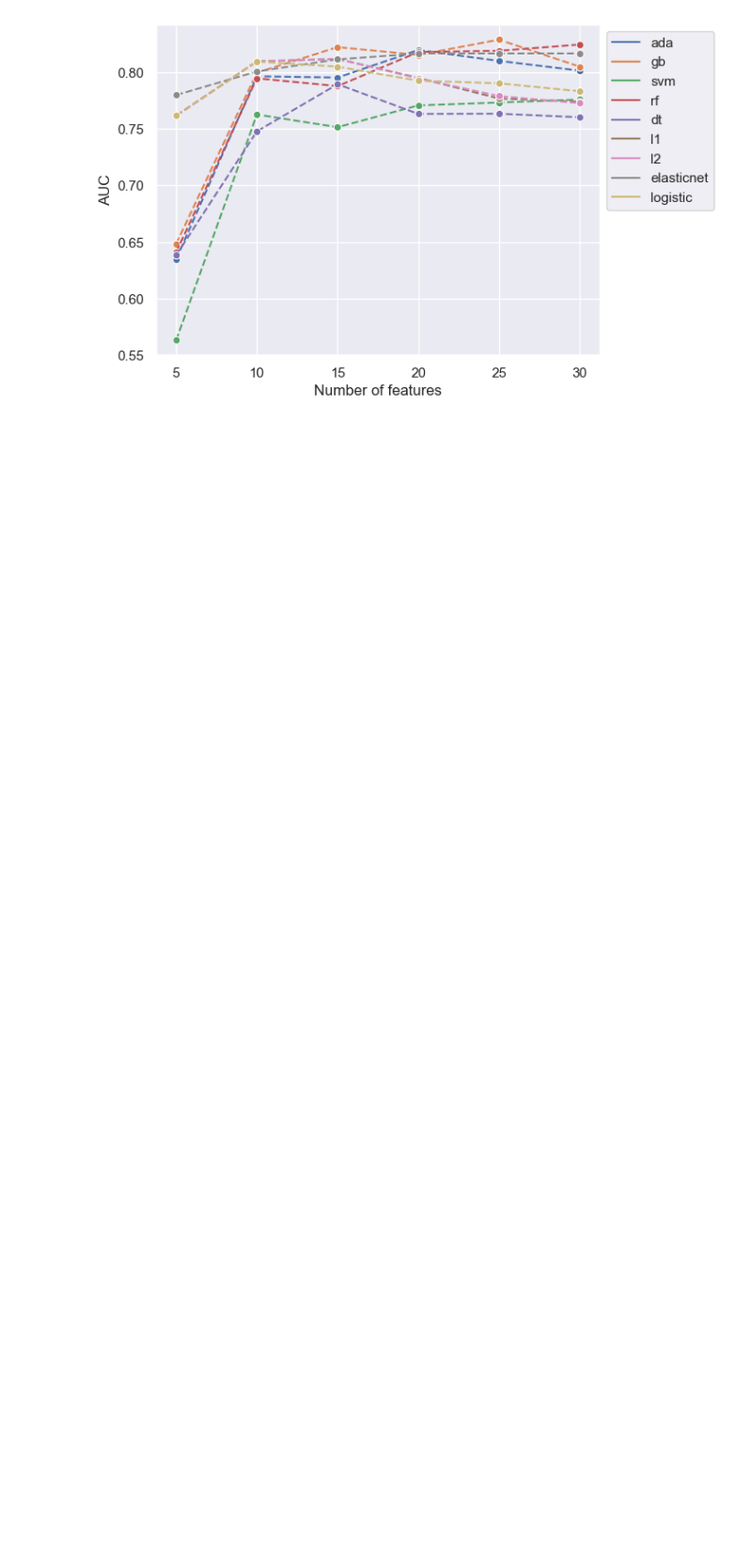
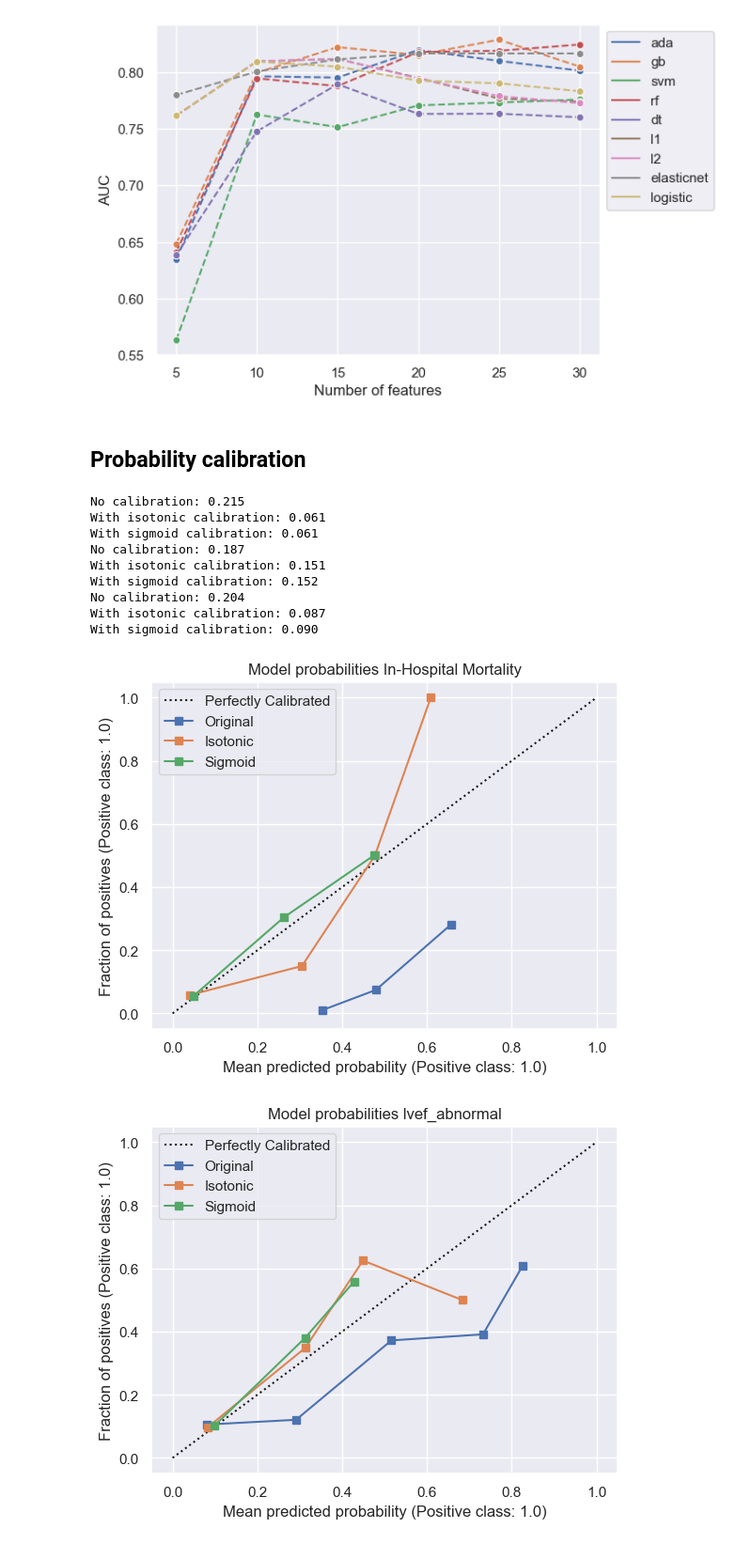
Before and after one commit to harrisonnguyen/stemi_risk_prediction, a Jupyter notebook: figures.ipynb, the cells around one changed output. Shown at 94% size. Cells and saved outputs as stored; diff of their text form; code cells hidden in the pictures; blank space fills up the shorter version.

Commit message:
added app, probability calibration model

```diff
--- a/figures.ipynb
+++ b/figures.ipynb
@@ -145,3 +145,71 @@ for p in predictors:
 [figure]
 [figure]
 [figure]
+# %% [markdown]
+## Probability calibration
+# %%
+from sklearn.calibration import CalibratedClassifierCV
+from sklearn.metrics import brier_score_loss
+from sklearn.calibration import calibration_curve, CalibrationDisplay
+import os
+dir = 'C:\\Users\\Harrison Nguyen\\Documents\\CardiacCovidModel\\stemi\\'
+# %%
+model_dict = {
+    'In-Hospital Mortality':"model\\elasticnet_feature_selection5_oversample_ICU admission.pickle",
+    'lvef_abnormal':"model\\elasticnet_feature_selection5_oversample_lvef_abnormal.pickle",
+    'ICU admission':"model\\elasticnet_feature_selection5_oversample_ICU admission.pickle"
+}
+# %%
+model_name = 'elasticnet_feature_selection5_oversample'
+for k,v in model_dict.items():
+    p = k
+    pipe = joblib.load(os.path.join(dir,v))
+    y_train = df_dummy.loc[train[p],p]
+    X_train = df_dummy.iloc[train[p]].drop(predictors, axis=1)
+
+    clf_isotonic = CalibratedClassifierCV(pipe, cv=5, method="isotonic")
+    clf_isotonic.fit(X_train, y_train)
+
+    joblib.dump(clf_isotonic,"model/" + model_name + "_" + k + "_isotonic_calibration" +".pickle")
+
+    clf_sigmoid = CalibratedClassifierCV(pipe, cv=5, method="sigmoid")
+    clf_sigmoid.fit(X_train, y_train)
+    joblib.dump(clf_sigmoid,"model/" + model_name + "_" + k + "_sigmoid_calibration" +".pickle")
+
+
+    y_test = df_dummy.loc[test[p],p]
+    X_test = df_dummy.iloc[test[p]].drop(predictors, axis=1)
+
+    prob_pos_clf = pipe.predict_proba(X_test)[:, 1]
+    clf_score = brier_score_loss(y_test, prob_pos_clf)
+    print("No calibration: %1.3f" % clf_score)
+
+    prob_pos_isotonic = clf_isotonic.predict_proba(X_test)[:, 1]
+    clf_isotonic_score = brier_score_loss(y_test, prob_pos_isotonic)
+    print("With isotonic calibration: %1.3f" % clf_isotonic_score)
+
+    prob_pos_sigmoid = clf_sigmoid.predict_proba(X_test)[:, 1]
+    clf_sigmoid_score = brier_score_loss(y_test, prob_pos_sigmoid)
+    print("With sigmoid calibration: %1.3f" % clf_sigmoid_score)
+
+    f,ax = plt.subplots()
+    CalibrationDisplay.from_estimator(pipe, X_test, y_test,ax=ax)
+    CalibrationDisplay.from_estimator(clf_isotonic, X_test, y_test,ax=ax)
+    CalibrationDisplay.from_estimator(clf_sigmoid, X_test, y_test,ax=ax)
+    handles, labels = ax.get_legend_handles_labels()
+    ax.legend(handles=handles, labels=["Perfectly Calibrated","Original","Isotonic","Sigmoid"])
+    ax.set_title("Model probabilities " + p)
+
+    plt.savefig("figure/calibration_plot_" + p +".png",bbox_inches="tight")
+# %% [output]
+No calibration: 0.215
+With isotonic calibration: 0.061
+With sigmoid calibration: 0.061
+No calibration: 0.187
+With isotonic calibration: 0.151
+With sigmoid calibration: 0.152
+No calibration: 0.204
+With isotonic calibration: 0.087
+With sigmoid calibration: 0.090
+[figure, added]
+[figure, added]
```
Also changed, not shown: parts of 4 cells of this notebook, 11 other files.
